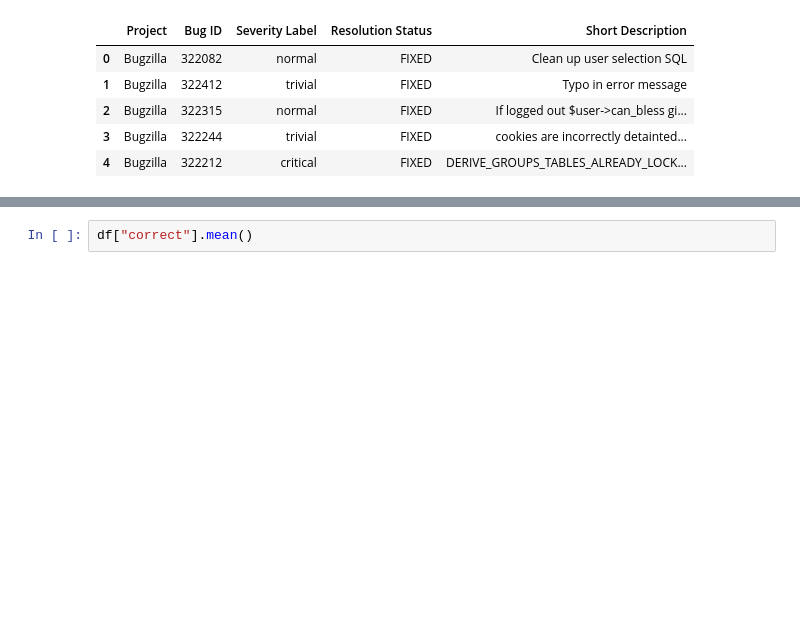
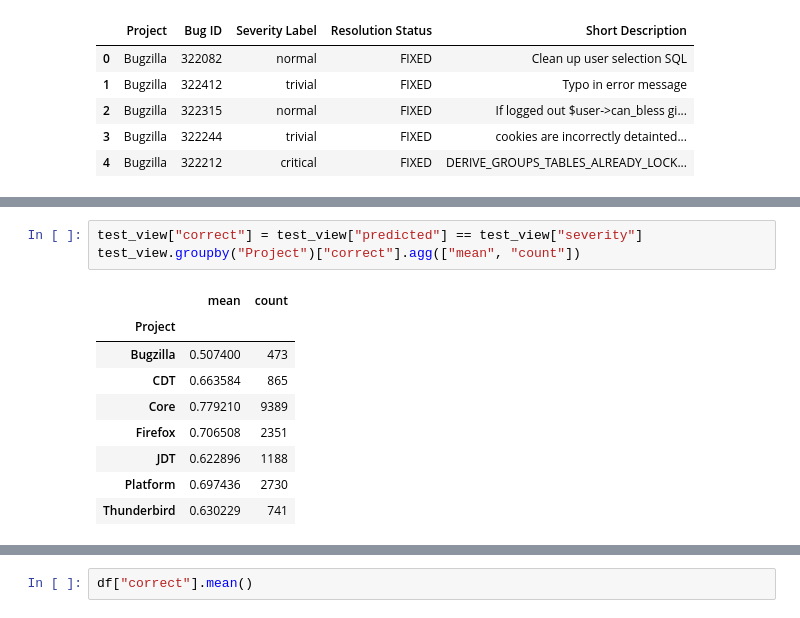
Before and after one commit to lilymonroebloom-creator/bug-severity-classifier, a Jupyter notebook: notebooks/exploration.ipynb, the cells around one changed output, grey strips where cells are left out. Cells and saved outputs as stored; diff of their text form; blank space fills up the shorter version.

```diff
--- a/notebooks/exploration.ipynb
+++ b/notebooks/exploration.ipynb
@@ -136,0 +347,13 @@ eclipse["Severity Label"].value_counts()
+# %%
+test_view["correct"] = test_view["predicted"] == test_view["severity"]
+test_view.groupby("Project")["correct"].agg(["mean", "count"])
+# %% [output]
+|  | mean | count |
+| Project |  |  |
+| Bugzilla | 0.507400 | 473 |
+| CDT | 0.663584 | 865 |
+| Core | 0.779210 | 9389 |
+| Firefox | 0.706508 | 2351 |
+| JDT | 0.622896 | 1188 |
+| Platform | 0.697436 | 2730 |
+| Thunderbird | 0.630229 | 741 |
```
Also changed, not shown: parts of 20 cells of this notebook, 1 other file.
